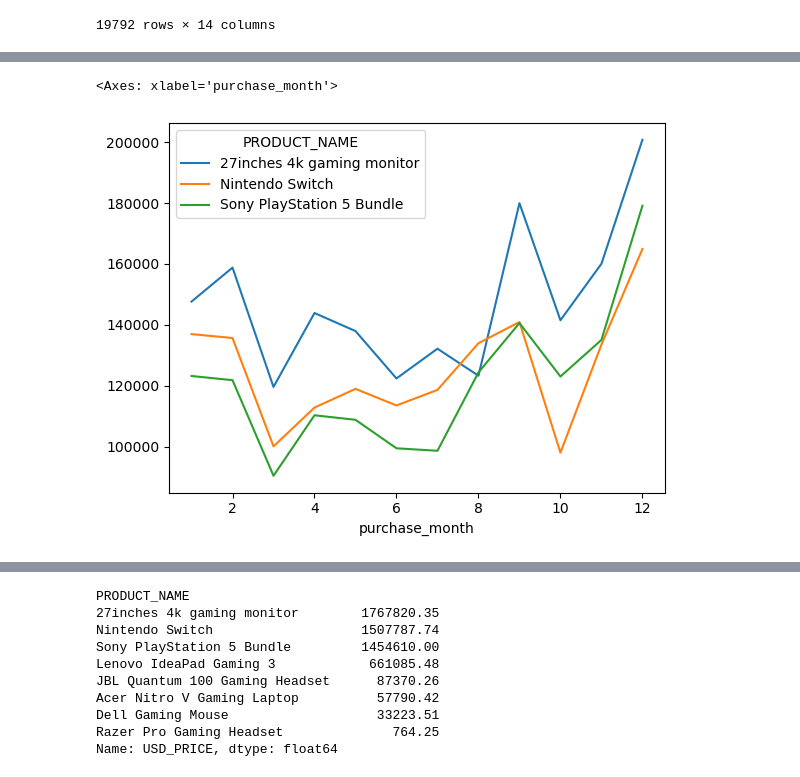
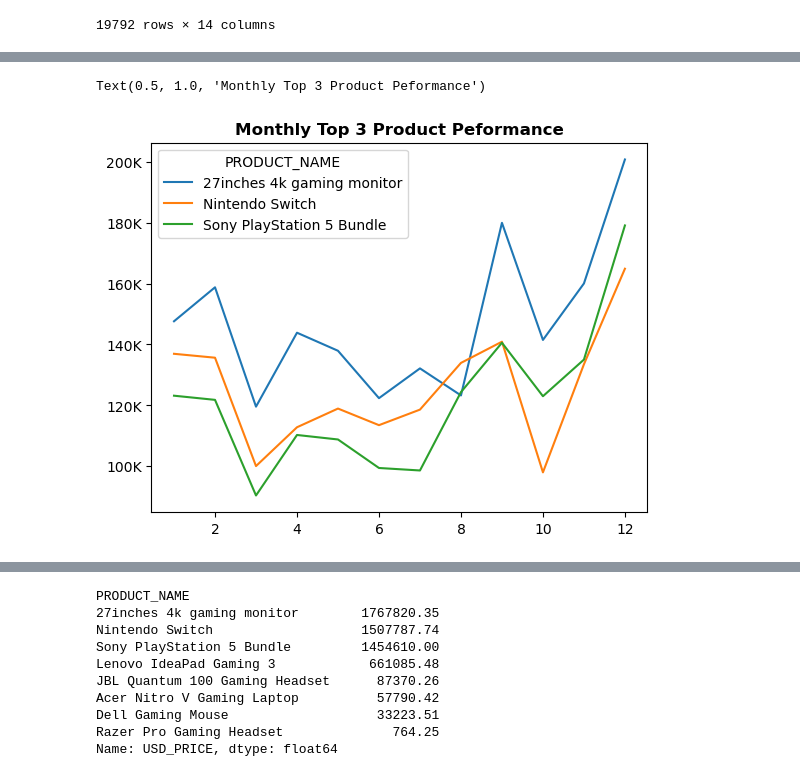
Before and after one commit to wadeallen3030-dotcom/Gamezone_analysis, a Jupyter notebook: gamezone.ipynb, the cells around one changed output, grey strips where cells are left out. Drawn from its saved outputs; the diff is of its cells as text; code cells hidden in the pictures.

```diff
--- a/gamezone.ipynb
+++ b/gamezone.ipynb
@@ -4,7 +4,7 @@ import numpy as np
 import matplotlib.pyplot as plt
 import seaborn as sns
 # %%
-df = pd.read_csv(r'C:\Users\user\OneDrive\桌面\Data Analysis Projects\Python\Gamezone_project\gamezone_data.csv')
+df = pd.read_csv(r'C:\Users\user\OneDrive\桌面\Data Analysis Projects\Python\Gamezone_project\Gamezone_analysis\gamezone_data.csv')
 df.head()
 # %% [output]
 |  | USER_ID | ORDER_ID | PURCHASE_TS | SHIP_TS | REFUND_TS | PRODUCT_NAME | PRODUCT_ID | USD_PRICE | ... |
@@ -166,7 +166,7 @@ plt.ticklabel_format(style = 'plain', axis = 'y')
 # %% [output]
 [figure]
 # %%
-df2 = pd.read_csv(r"C:\Users\user\OneDrive\桌面\Data Analysis Projects\Python\Gamezone_project\country_name.csv")
+df2 = pd.read_csv(r"C:\Users\user\OneDrive\桌面\Data Analysis Projects\Python\Gamezone_project\Gamezone_analysis\country_name.csv")
 # %%
 df2.head()
 # %% [output]
@@ -381,7 +461,10 @@ Name: USD_PRICE, dtype: float64
 # %%
 df_normal_top3 = df_normal.groupby("PRODUCT_NAME")["USD_PRICE"].sum().nlargest(3).index
 df_normal_product_pivot = df_normal.pivot_table(index = "purchase_month", columns = "PRODUCT_NAME", values = "USD_PRICE", aggfunc = 'sum')
 df_normal_product_pivot[df_normal_top3].plot(kind = 'line')
+plt.xlabel("")
+plt.yticks([100000, 120000, 140000, 160000, 180000, 200000], ['100K', '120K', '140K', '160K', '180K', '200K'])
+plt.title("Monthly Top 3 Product Peformance", fontweight = 'bold')
 # %% [output]
-<Axes: xlabel='purchase_month'>
+Text(0.5, 1.0, 'Monthly Top 3 Product Peformance')
-[figure, old version]
+[figure, new version]
```
Also changed, not shown: parts of 17 cells of this notebook.
